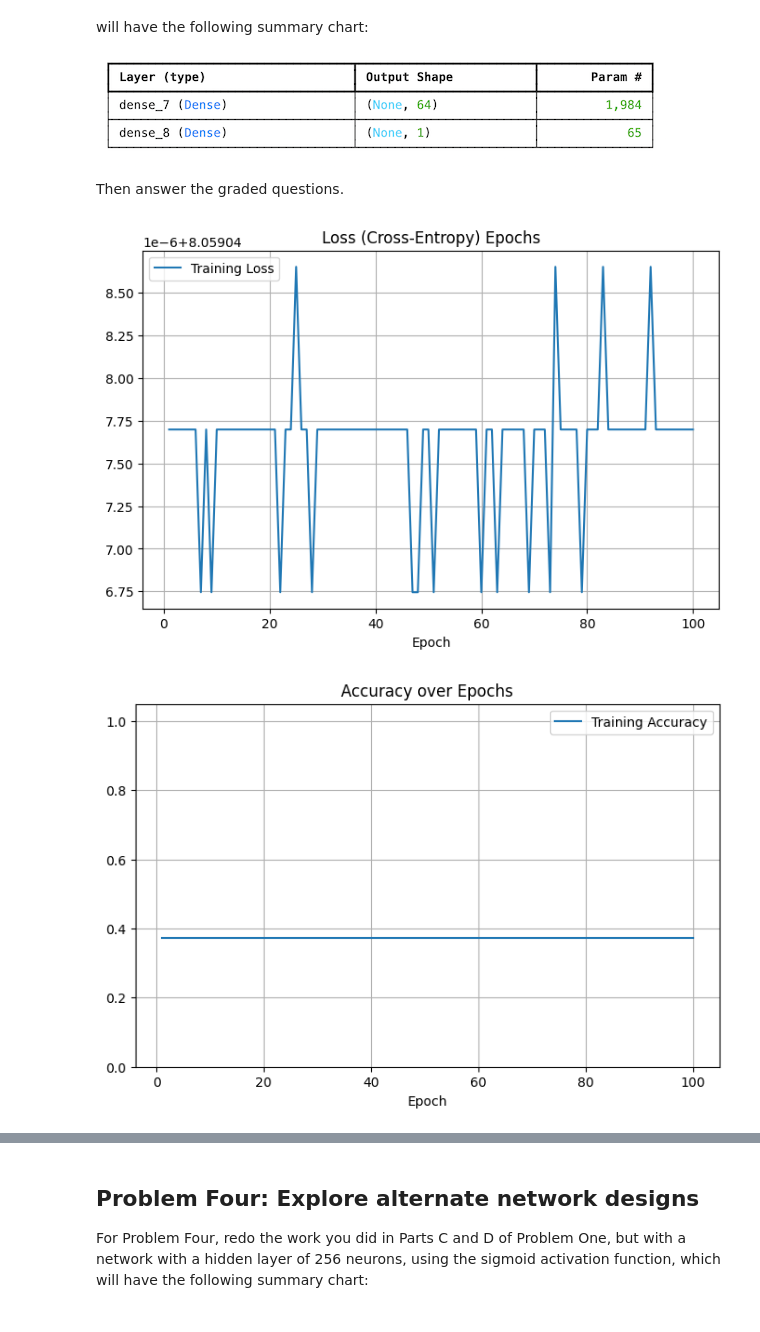
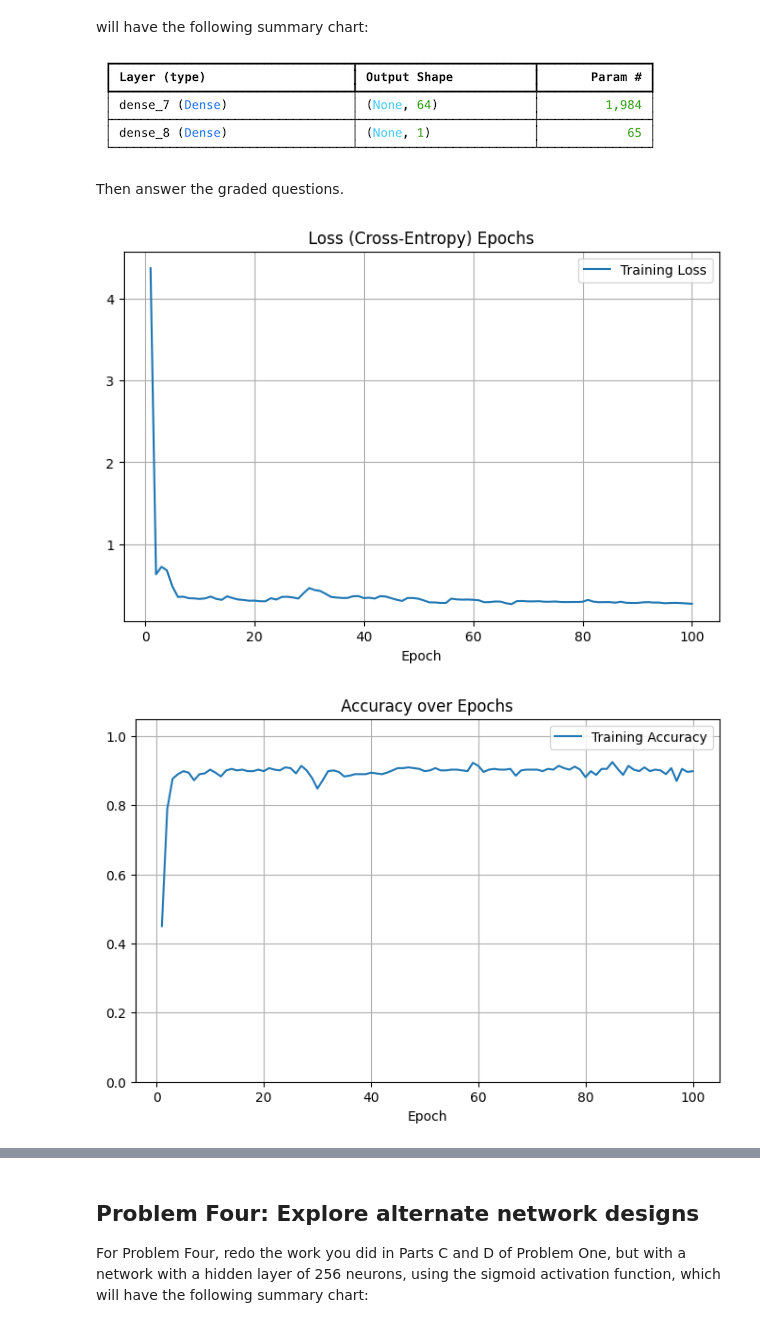
Before and after one commit to paumar2/bu-dx703-pmm, a Jupyter notebook: Homework_01.ipynb, the cells around one changed output, grey strips where cells are left out. Saved outputs shown, nothing was run; the diff lists cells and outputs as text; code cells hidden in the pictures.

```diff
--- a/Homework_01.ipynb
+++ b/Homework_01.ipynb
@@ -396,17 +396,11 @@ model_2 = keras.Sequential(
 #compile model, like in problem 1:
 model_2.compile(optimizer='adam', loss='binary_crossentropy', metrics=['accuracy'])
 
-#calculate weights
-classes = np.unique(y_train)
-class_weights = compute_class_weight(class_weight='balanced', classes=classes, y=y_train)
-#want weights as a dictionary; convert array to dictionary:
-weights = dict(enumerate(class_weights))
-
 #train model
 mod2_history = model_2.fit( X_train,
                             y_train,
                             epochs=n_epochs,
-                            class_weight=weights, #add weight as mentioned above
+                            class_weight=weights,
                             verbose=0 #run silently
                             )
 
@@ -488,41 +482,35 @@ Then answer the graded questions.
 # Your code here, add additional cells if you wish
 
 #create model w/ single hidden layer & sigmoid
 model_3 = keras.Sequential(
     [
         keras.layers.Input(shape=(X_train.shape[1], )), #explicit input layer
         keras.layers.Dense(64, activation='sigmoid'), #one hidden layer w/sigmoid; width=64
         keras.layers.Dense(1) #output w no activation for regression
     ]
 )
 
 #compile model, like in problem 1:
 model_3.compile(optimizer='adam', loss='binary_crossentropy', metrics=['accuracy'])
 
-#calculate weights
-classes = np.unique(y_train)
-class_weights = compute_class_weight(class_weight='balanced', classes=classes, y=y_train)
-#want weights as a dictionary; convert array to dictionary:
-weights = dict(enumerate(class_weights))
-
 #train model
 mod3_history = model_3.fit( X_train,
                             y_train,
                             epochs=n_epochs,
-                            class_weight=weights, #add weight as mentioned above
+                            class_weight=weights,
                             verbose=0 #run silently
                             )
 
 #plot training and accuracy codes using plot_history
 plt.figure(figsize=(8,5))
 plt.title('Loss (Cross-Entropy) Epochs')
 plt.plot(range(1, n_epochs+1), mod3_history.history['loss'], label='Training Loss')
 plt.xlabel('Epoch')
 plt.legend()
 plt.grid()
 plt.show()
 # %% [output]
-[figure, old version]
+[figure, new version]
 # %%
 #plot accuracy
 plt.figure(figsize=(8, 5))
@@ -534,7 +522,7 @@ plt.legend()
 plt.grid()
 plt.show()
 # %% [output]
-[figure, old version]
+[figure, new version]
 # %%
 #find final training loss
 m3_loss = mod3_history.history['loss'][-1]
```
Also changed, not shown: parts of 29 cells of this notebook.
